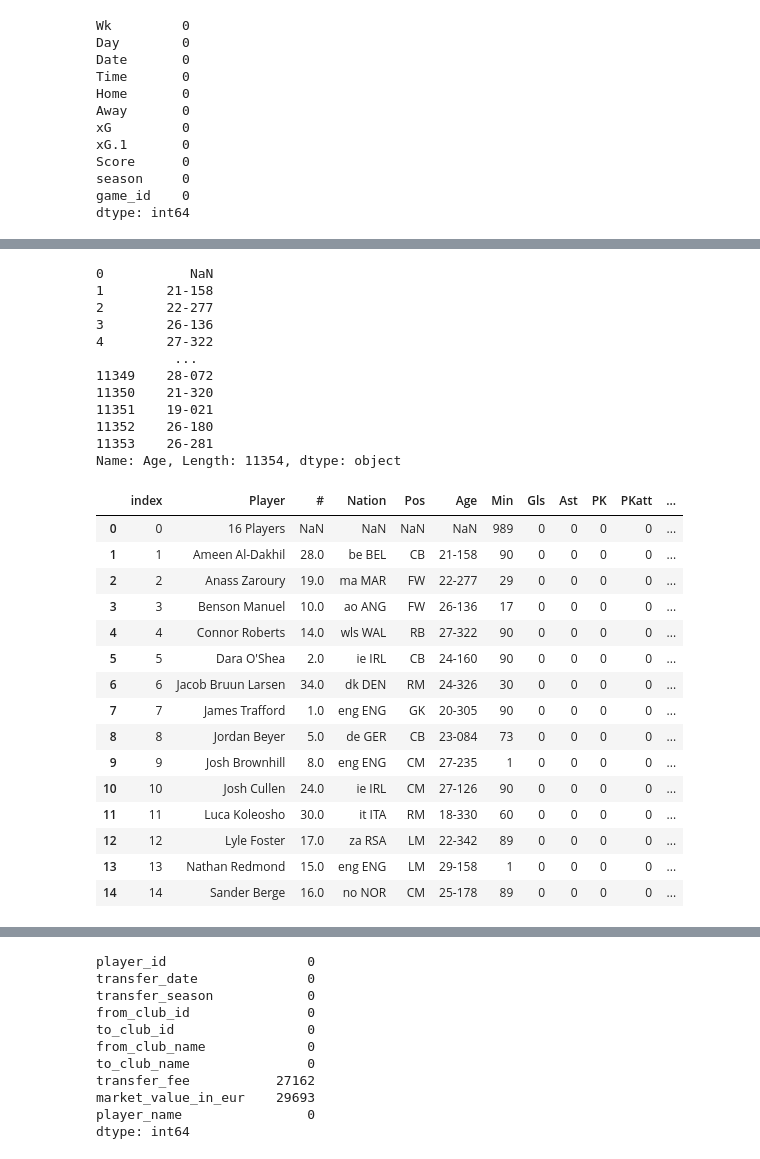
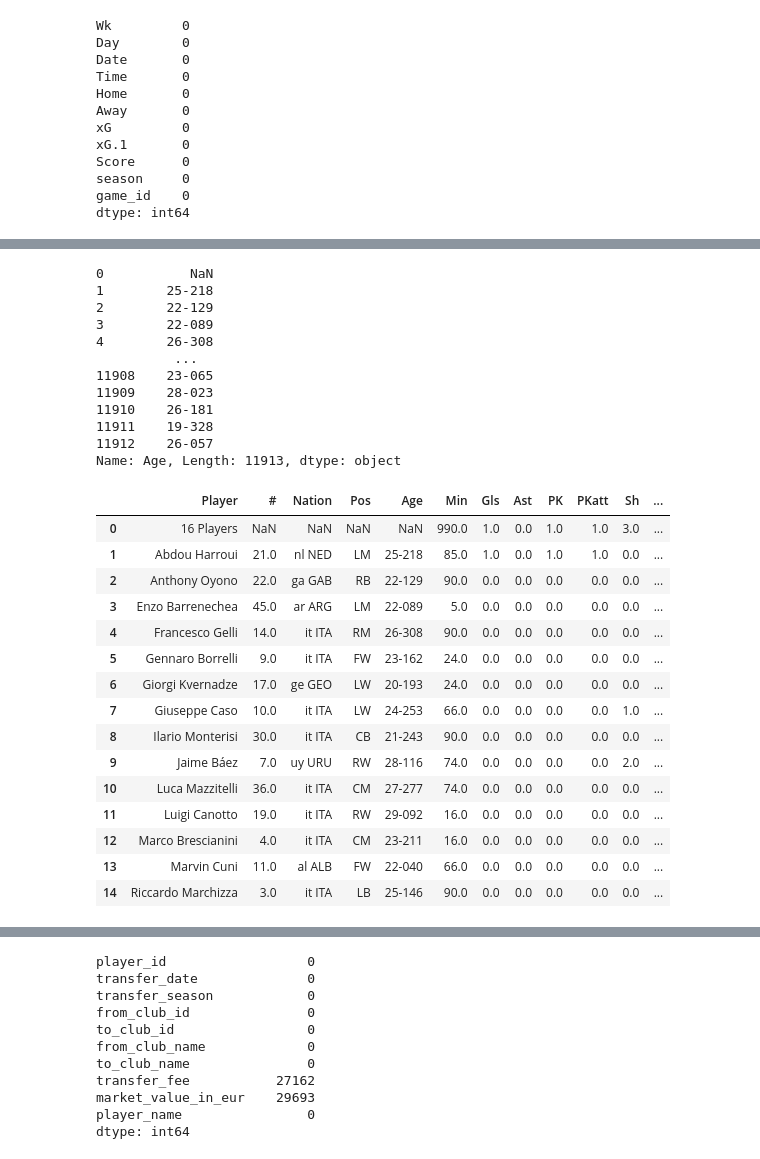
Before and after one commit to MinhTQ-594/Football-player-Price_prediction, a Jupyter notebook: Data preprocessing/Clean_data.ipynb, the cells around one changed output, grey strips where cells are left out. Drawn from its saved outputs; the diff is of its cells as text; code cells hidden in the pictures.

```diff
--- a/Data preprocessing/Clean_data.ipynb
+++ b/Data preprocessing/Clean_data.ipynb
@@ -5,3 +4,8 @@ fixture_raw = pd.read_csv('../Data/RAW/FBREF_Dataset/premier-league_2023-2024_fi
+# %%
+fixture_data_path = '../Data/RAW/FBREF_Dataset/serie-a_2023-2024_fixture_data.csv'
+player_data_path = '../Data/RAW//FBREF_Dataset/serie-a_2023-2024_player_data.csv'
+# %%
+fixture_raw = pd.read_csv(fixture_data_path)
 # %%
 pd.set_option('display.max_columns', None)
 # %%
@@ -61,3 +63,5 @@ player_raw = pd.read_csv('../Data/RAW//FBREF_Dataset/premier-league_2023-2024_pl
+# %%
+player_raw = pd.read_csv(player_data_path)
 # %%
 player_raw.head(17)
 # %% [output]
@@ -122,38 +126,38 @@ home             0
 game_id          0
 dtype: int64
 # %%
-merged_player_raw = player_raw.merge(fixture_raw[['Home', 'Away', 'game_id', 'season']], left_on='game_id', right_on='game_id', how='left')
+merged_player_raw = player_raw.merge(fixture_raw[['Home', 'Away', 'game_id', 'season', 'Date']], left_on='game_id', right_on='game_id', how='left')
 merged_player_raw['Team Name'] = merged_player_raw.apply(lambda row: row['Home'] if row['home'] == 1 else row['Away'], axis=1)
-merged_player_raw.drop(['Home', 'Away'], axis=1, inplace=True)
+merged_player_raw.drop(['Home', 'Away', 'index'], axis=1, inplace=True)
 
 print(merged_player_raw['Age'])
 merged_player_raw.head(15)
 # %% [output]
 0           NaN
-1        21-158
-2        22-277
-3        26-136
-4        27-322
+1        25-218
+2        22-129
+3        22-089
+4        26-308
           ...
-11349    28-072
-11350    21-320
-11351    19-021
-11352    26-180
-11353    26-281
-Name: Age, Length: 11354, dtype: object
+11908    23-065
+11909    28-023
+11910    26-181
+11911    19-328
+11912    26-057
+Name: Age, Length: 11913, dtype: object
-|  | index | Player | # | Nation | Pos | Age | Min | Gls | Ast | PK | PKatt | ... |
-| 0 | 0 | 16 Players | NaN | NaN | NaN | NaN | 989 | 0 | 0 | 0 | 0 | ... |
-| 1 | 1 | Ameen Al-Dakhil | 28.0 | be BEL | CB | 21-158 | 90 | 0 | 0 | 0 | 0 | ... |
-| 2 | 2 | Anass Zaroury | 19.0 | ma MAR | FW | 22-277 | 29 | 0 | 0 | 0 | 0 | ... |
-| 3 | 3 | Benson Manuel | 10.0 | ao ANG | FW | 26-136 | 17 | 0 | 0 | 0 | 0 | ... |
-| 4 | 4 | Connor Roberts | 14.0 | wls WAL | RB | 27-322 | 90 | 0 | 0 | 0 | 0 | ... |
-| 5 | 5 | Dara O'Shea | 2.0 | ie IRL | CB | 24-160 | 90 | 0 | 0 | 0 | 0 | ... |
-| 6 | 6 | Jacob Bruun Larsen | 34.0 | dk DEN | RM | 24-326 | 30 | 0 | 0 | 0 | 0 | ... |
-| 7 | 7 | James Trafford | 1.0 | eng ENG | GK | 20-305 | 90 | 0 | 0 | 0 | 0 | ... |
-| 8 | 8 | Jordan Beyer | 5.0 | de GER | CB | 23-084 | 73 | 0 | 0 | 0 | 0 | ... |
-| 9 | 9 | Josh Brownhill | 8.0 | eng ENG | CM | 27-235 | 1 | 0 | 0 | 0 | 0 | ... |
-| 10 | 10 | Josh Cullen | 24.0 | ie IRL | CM | 27-126 | 90 | 0 | 0 | 0 | 0 | ... |
-| 11 | 11 | Luca Koleosho | 30.0 | it ITA | RM | 18-330 | 60 | 0 | 0 | 0 | 0 | ... |
-| 12 | 12 | Lyle Foster | 17.0 | za RSA | LM | 22-342 | 89 | 0 | 0 | 0 | 0 | ... |
-| 13 | 13 | Nathan Redmond | 15.0 | eng ENG | LM | 29-158 | 1 | 0 | 0 | 0 | 0 | ... |
-| 14 | 14 | Sander Berge | 16.0 | no NOR | CM | 25-178 | 89 | 0 | 0 | 0 | 0 | ... |
+|  | Player | # | Nation | Pos | Age | Min | Gls | Ast | PK | PKatt | Sh | ... |
+| 0 | 16 Players | NaN | NaN | NaN | NaN | 990.0 | 1.0 | 0.0 | 1.0 | 1.0 | 3.0 | ... |
+| 1 | Abdou Harroui | 21.0 | nl NED | LM | 25-218 | 85.0 | 1.0 | 0.0 | 1.0 | 1.0 | 0.0 | ... |
+| 2 | Anthony Oyono | 22.0 | ga GAB | RB | 22-129 | 90.0 | 0.0 | 0.0 | 0.0 | 0.0 | 0.0 | ... |
+| 3 | Enzo Barrenechea | 45.0 | ar ARG | LM | 22-089 | 5.0 | 0.0 | 0.0 | 0.0 | 0.0 | 0.0 | ... |
+| 4 | Francesco Gelli | 14.0 | it ITA | RM | 26-308 | 90.0 | 0.0 | 0.0 | 0.0 | 0.0 | 0.0 | ... |
+| 5 | Gennaro Borrelli | 9.0 | it ITA | FW | 23-162 | 24.0 | 0.0 | 0.0 | 0.0 | 0.0 | 0.0 | ... |
+| 6 | Giorgi Kvernadze | 17.0 | ge GEO | LW | 20-193 | 24.0 | 0.0 | 0.0 | 0.0 | 0.0 | 0.0 | ... |
+| 7 | Giuseppe Caso | 10.0 | it ITA | LW | 24-253 | 66.0 | 0.0 | 0.0 | 0.0 | 0.0 | 1.0 | ... |
+| 8 | Ilario Monterisi | 30.0 | it ITA | CB | 21-243 | 90.0 | 0.0 | 0.0 | 0.0 | 0.0 | 0.0 | ... |
+| 9 | Jaime Báez | 7.0 | uy URU | RW | 28-116 | 74.0 | 0.0 | 0.0 | 0.0 | 0.0 | 2.0 | ... |
+| 10 | Luca Mazzitelli | 36.0 | it ITA | CM | 27-277 | 74.0 | 0.0 | 0.0 | 0.0 | 0.0 | 0.0 | ... |
+| 11 | Luigi Canotto | 19.0 | it ITA | RW | 29-092 | 16.0 | 0.0 | 0.0 | 0.0 | 0.0 | 0.0 | ... |
+| 12 | Marco Brescianini | 4.0 | it ITA | CM | 23-211 | 16.0 | 0.0 | 0.0 | 0.0 | 0.0 | 0.0 | ... |
+| 13 | Marvin Cuni | 11.0 | al ALB | FW | 22-040 | 66.0 | 0.0 | 0.0 | 0.0 | 0.0 | 0.0 | ... |
+| 14 | Riccardo Marchizza | 3.0 | it ITA | LB | 25-146 | 90.0 | 0.0 | 0.0 | 0.0 | 0.0 | 0.0 | ... |
```
Also changed, not shown: parts of 9 cells of this notebook.
